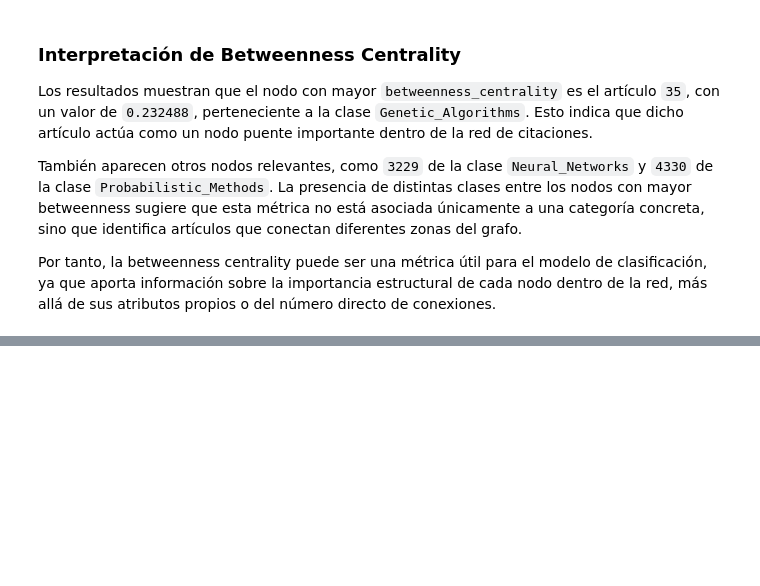
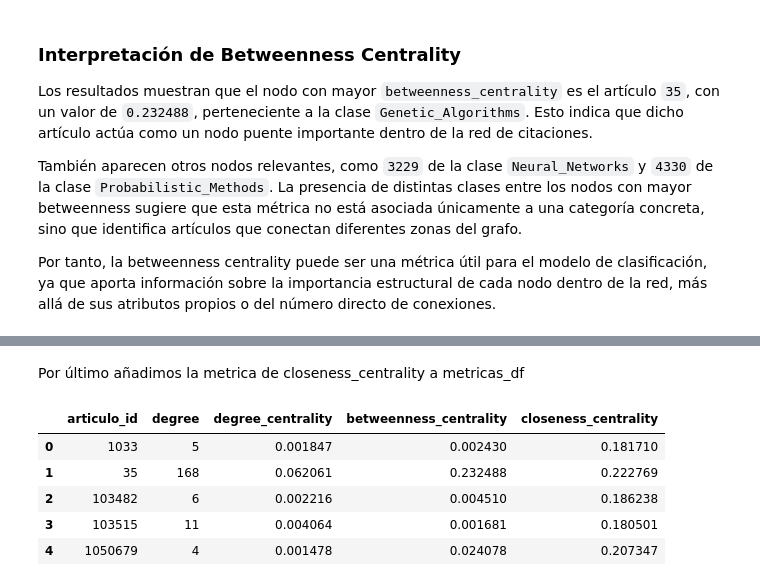
Before and after one commit to enriquepc004/ia-aprendizaje-relacional, a Jupyter notebook: notebooks/02_metricas_relacionales.ipynb, the cells around one changed output, grey strips where cells are left out. Drawn from its saved outputs; the diff is of its cells as text; code cells hidden in the pictures; blank space fills up the shorter version.

```diff
--- a/notebooks/02_metricas_relacionales.ipynb
+++ b/notebooks/02_metricas_relacionales.ipynb
@@ -362,0 +448,15 @@ Por tanto, la betweenness centrality puede ser una métrica útil para el modelo
+# %% [markdown]
+Por último añadimos la metrica de closeness_centrality a metricas_df
+# %%
+metricas_df["closeness_centrality"] = [
+    closeness_centrality[n] for n in metricas_df["articulo_id"]
+]
+
+metricas_df.head()
+# %% [output]
+|  | articulo_id | degree | degree_centrality | betweenness_centrality | closeness_centrality |
+| 0 | 1033 | 5 | 0.001847 | 0.002430 | 0.181710 |
+| 1 | 35 | 168 | 0.062061 | 0.232488 | 0.222769 |
+| 2 | 103482 | 6 | 0.002216 | 0.004510 | 0.186238 |
+| 3 | 103515 | 11 | 0.004064 | 0.001681 | 0.180501 |
+| 4 | 1050679 | 4 | 0.001478 | 0.024078 | 0.207347 |
```
Also changed, not shown: parts of 9 cells of this notebook, 1 other file.
